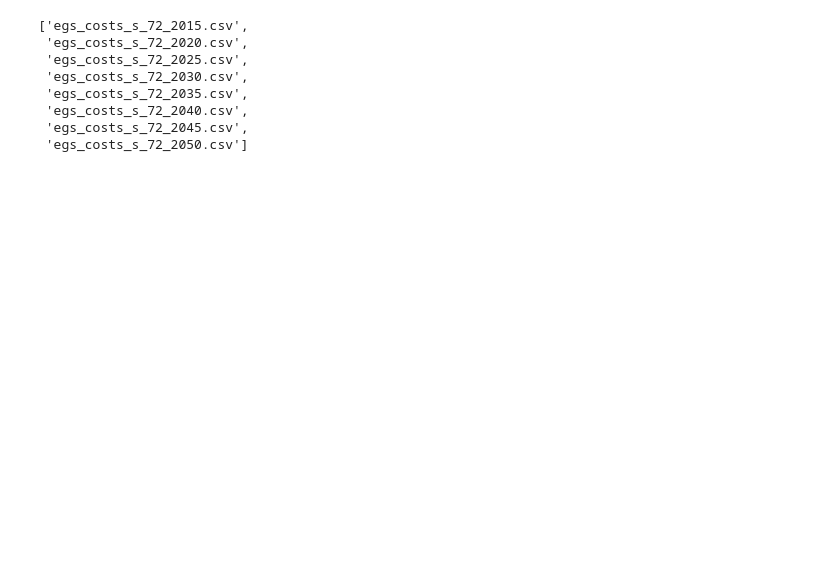
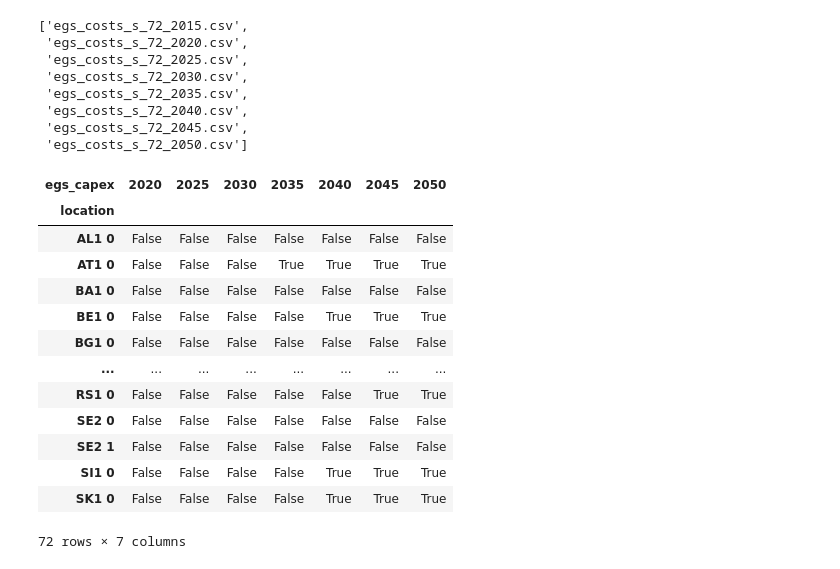
Before and after one commit to LukasFrankenQ/egs_market_integration, a Jupyter notebook: notebooks/compare_to_allam.ipynb, the cells around one changed output. Drawn from its saved outputs; the diff is of its cells as text; code cells hidden in the pictures; blank space fills up the shorter version.

```diff
--- a/notebooks/compare_to_allam.ipynb
+++ b/notebooks/compare_to_allam.ipynb
@@ -17,3 +17,43 @@ os.listdir(
  'egs_costs_s_72_2040.csv',
  'egs_costs_s_72_2045.csv',
  'egs_costs_s_72_2050.csv']
+# %%
+idx = pd.IndexSlice
+
+gt = pd.read_csv(
+    Path.cwd().parent.parent.parent /
+    'cluster_data' /
+    'breyer_sweep' /
+    'joint_data' /
+    'nodal_geothermal_stats.csv',
+    header=[0,1,2,3,4,5,6,7,8],
+    index_col=[0,1]
+)
+
+gt.columns = gt.columns.droplevel([0,1,2,3,7,8])
+gt = gt.loc[:, idx[:, 'elec', 'static']]
+gt.columns = gt.columns.get_level_values(0)
+
+
+gt.index.get_level_values(1).unique()
+
+gt = gt.loc[idx[:, 'geothermal heat elec'], :]
+gt.index = gt.index.get_level_values(0)
+gt = gt > 1
+# %%
+gt
+# %% [output]
+| egs_capex | 2020 | 2025 | 2030 | 2035 | 2040 | 2045 | 2050 |
+| location |  |  |  |  |  |  |  |
+| AL1 0 | False | False | False | False | False | False | False |
+| AT1 0 | False | False | False | True | True | True | True |
+| BA1 0 | False | False | False | False | False | False | False |
+| BE1 0 | False | False | False | False | True | True | True |
+| BG1 0 | False | False | False | False | False | False | False |
+| ... | ... | ... | ... | ... | ... | ... | ... |
+| RS1 0 | False | False | False | False | False | True | True |
+| SE2 0 | False | False | False | False | False | False | False |
+| SE2 1 | False | False | False | False | False | False | False |
+| SI1 0 | False | False | False | False | True | True | True |
+| SK1 0 | False | False | False | False | True | True | True |
+72 rows × 7 columns
```
Also changed, not shown: parts of 5 cells of this notebook.
